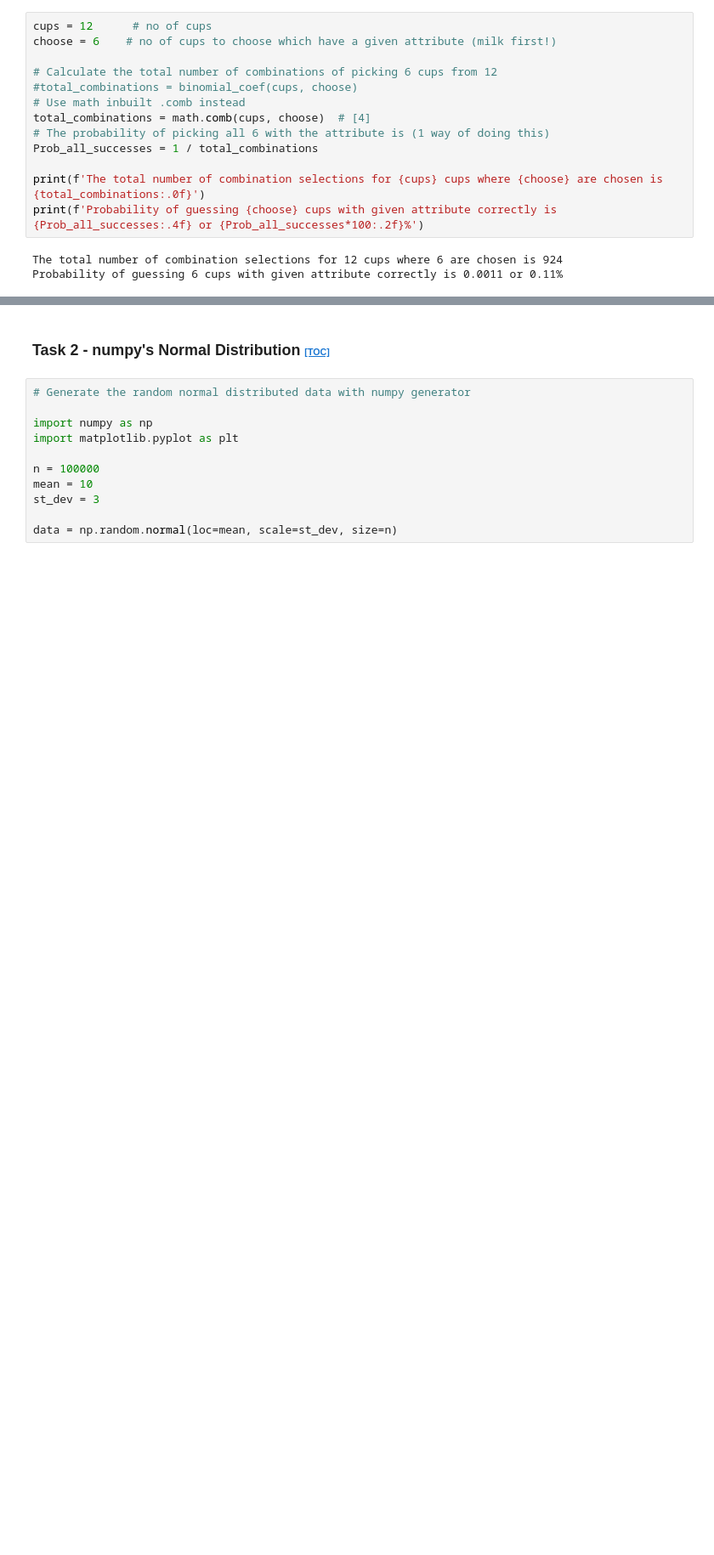
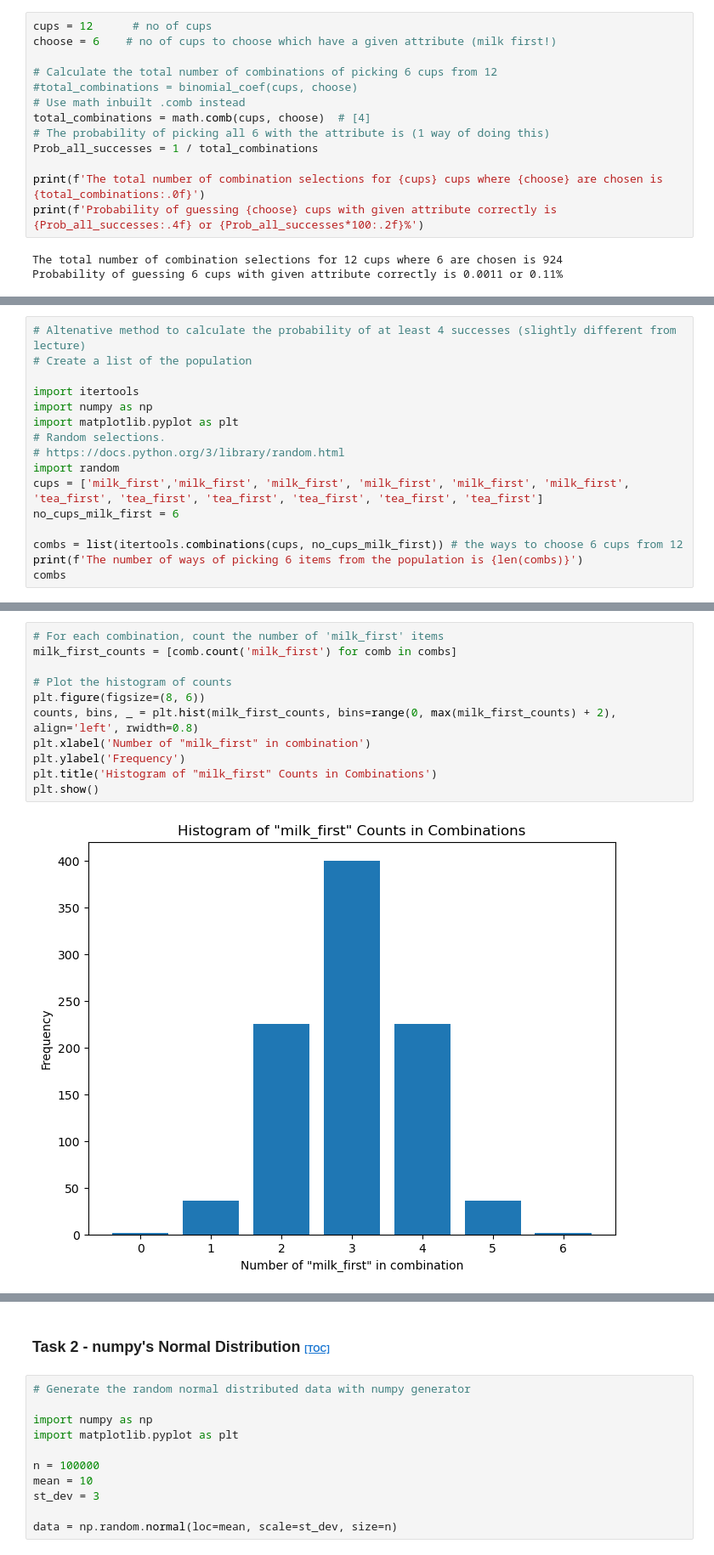
Before and after one commit to Eilis9/applied_statistics, a Jupyter notebook: tasks.ipynb, the cells around one changed output, grey strips where cells are left out. Shown: that part at 85% size. Saved outputs shown, nothing was run; the diff lists cells and outputs as text; blank space fills up the shorter version.

Commit message:
Assumptions and method for selecting cups

```diff
--- a/tasks.ipynb
+++ b/tasks.ipynb
@@ -153,0 +162,16 @@ Probability of picking at least 4 with the attribute is 0.2835
+# %%
+# Altenative method to calculate the probability of at least 4 successes (slightly different from lecture)
+# Create a list of the population
+
+import itertools
+import numpy as np
+import matplotlib.pyplot as plt
+# Random selections.
+# https://docs.python.org/3/library/random.html
+import random
+cups = ['milk_first','milk_first', 'milk_first', 'milk_first', 'milk_first', 'milk_first', 'tea_first', 'tea_first', 'tea_first', 'tea_first', 'tea_first', 'tea_first']
+no_cups_milk_first = 6
+
+combs = list(itertools.combinations(cups, no_cups_milk_first)) # the ways to choose 6 cups from 12
+print(f'The number of ways of picking 6 items from the population is {len(combs)}')
+combs
@@ -153,0 +197,13 @@ Probability of picking at least 4 with the attribute is 0.2835
+# %%
+# For each combination, count the number of 'milk_first' items
+milk_first_counts = [comb.count('milk_first') for comb in combs]
+
+# Plot the histogram of counts
+plt.figure(figsize=(8, 6))
+counts, bins, _ = plt.hist(milk_first_counts, bins=range(0, max(milk_first_counts) + 2), align='left', rwidth=0.8)
+plt.xlabel('Number of "milk_first" in combination')
+plt.ylabel('Frequency')
+plt.title('Histogram of "milk_first" Counts in Combinations')
+plt.show()
+# %% [output]
+[figure, added]
```
Also changed, not shown: parts of 14 cells of this notebook.
